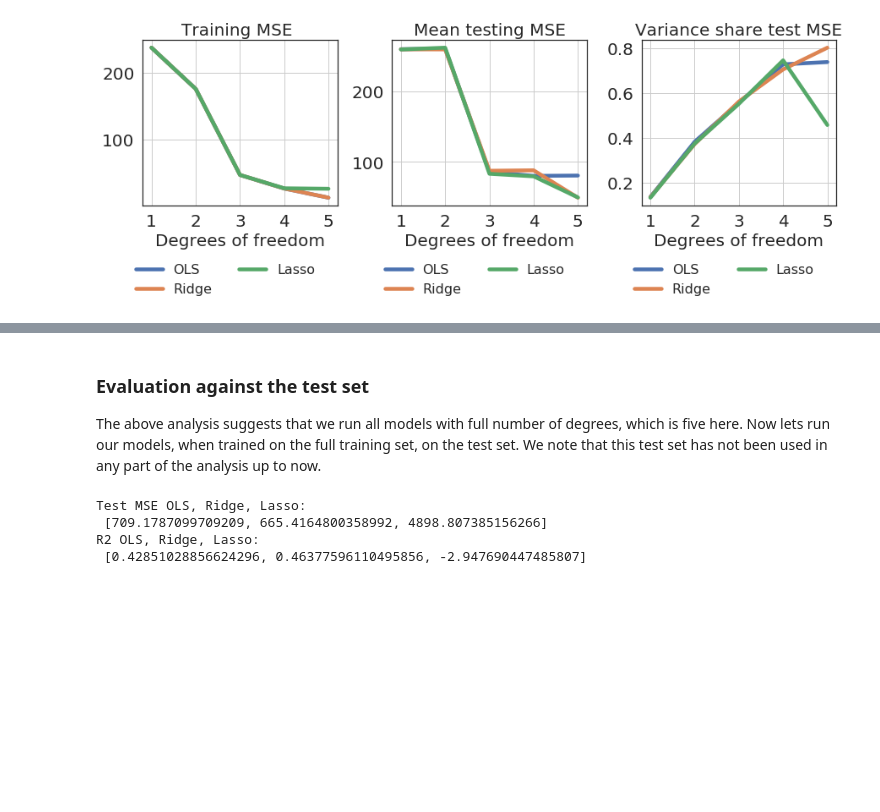
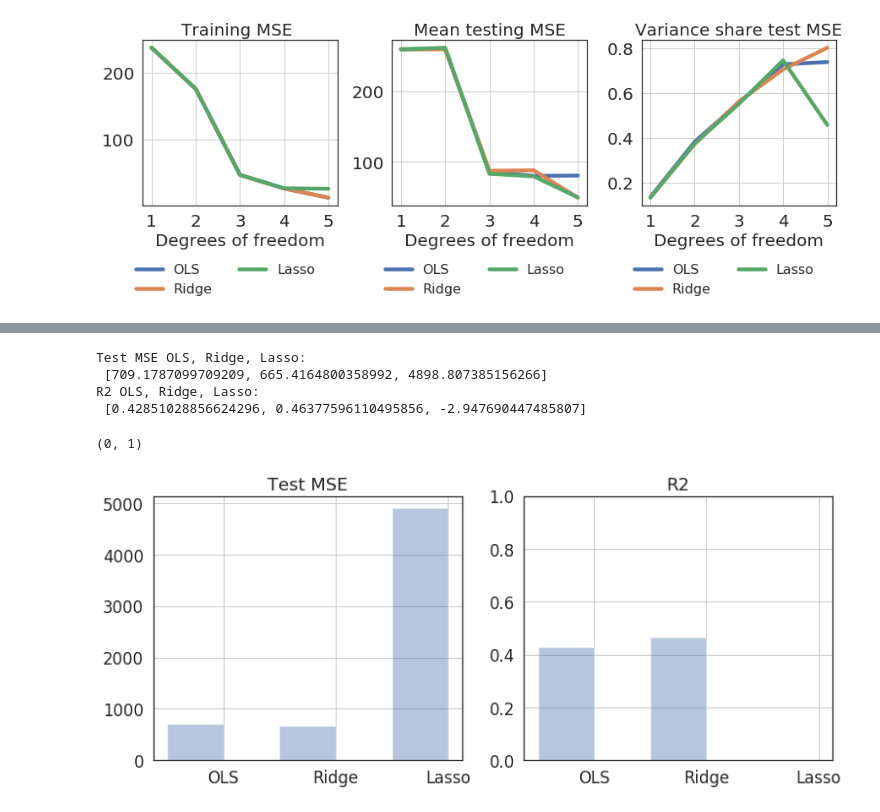
Before and after one commit to kaaja/ADAML, a Jupyter notebook: m1/m1Class.ipynb, the cells around one changed output, grey strips where cells are left out. Drawn from its saved outputs; the diff is of its cells as text; code cells hidden in the pictures; blank space fills up the shorter version.

```diff
--- a/m1/m1Class.ipynb
+++ b/m1/m1Class.ipynb
@@ -471,6 +495,3 @@ The figure above to the right shows that the Ridge regression has the largest va
-# %% [markdown]
-### Evaluation against the test set
-The above analysis suggests that we run all models with full number of degrees, which is five here. Now lets run our models, when trained on the full training set, on the test set. We note that this test set has not been used in any part of the analysis up to now.
 # %%
 num_rows, num_cols = terrainPatchFull.shape
 rows = np.arange(num_rows)#+3*distance
@@ -502,3 +523,25 @@ Test MSE OLS, Ridge, Lasso:
  [709.1787099709209, 665.4164800358992, 4898.807385156266]
 R2 OLS, Ridge, Lasso:
  [0.42851028856624296, 0.46377596110495856, -2.947690447485807]
+# %%
+fig2,(ax, ax2) = plt.subplots(1,2, figsize=(12.5,5))
+numerOfVariables = 3
+ind = np.arange(numerOfVariables)
+width = 0.5
+opacity = 0.4
+rects1 = ax.bar(ind, mses, width,
+    alpha=opacity, color='b')
+rects2 = ax2.bar(ind, r2s, width,
+    alpha=opacity, color='b')
+
+ax.set_xticks(ind + width / 2)
+ax.set_xticklabels(('OLS', 'Ridge', 'Lasso'))
+ax.set_title('Test MSE')
+
+ax2.set_xticks(ind + width / 2)
+ax2.set_xticklabels(('OLS', 'Ridge', 'Lasso'))
+ax2.set_title('R2')
+ax2.set_ylim(0,1)
+# %% [output]
+(0, 1)
+[figure, added]
```
Also changed, not shown: parts of 47 cells of this notebook.
